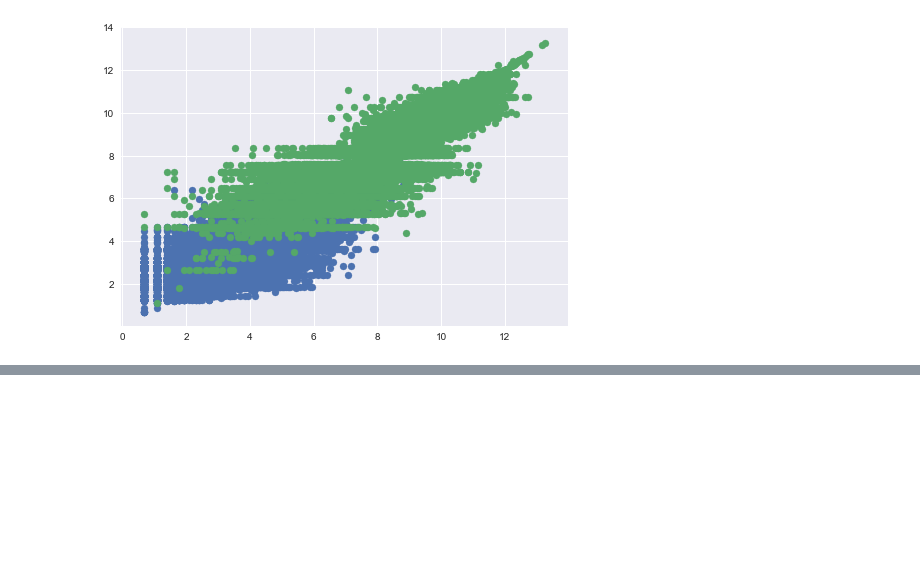
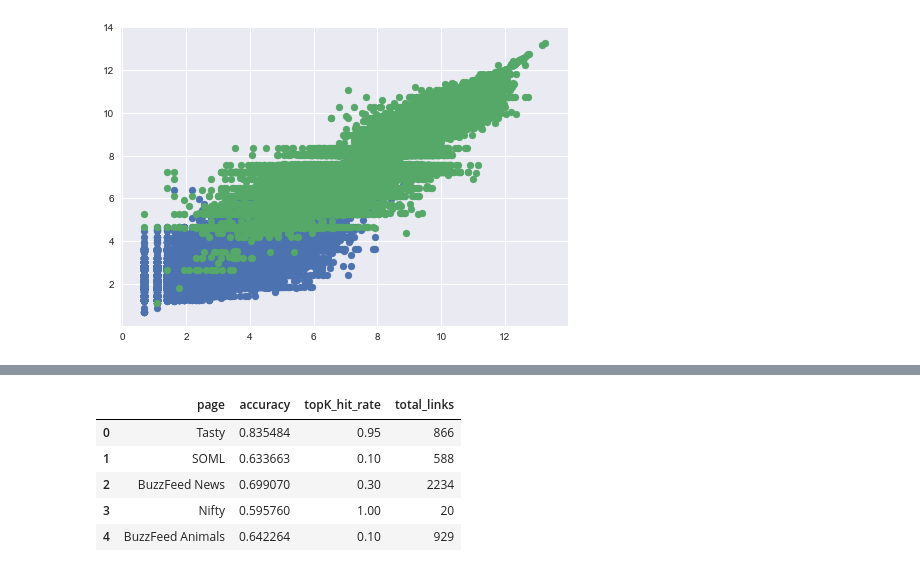
Before and after one commit to eshwarchandrasekharan/predict-pop, a Jupyter notebook: demo-links/metrics-distribution.ipynb, the cells around one changed output, grey strips where cells are left out. Drawn from its saved outputs; the diff is of its cells as text; code cells hidden in the pictures; blank space fills up the shorter version.

```diff
--- a/demo-links/metrics-distribution.ipynb
+++ b/demo-links/metrics-distribution.ipynb
@@ -474,0 +661,13 @@ Clicks!
+# %%
+simulations
+# top_k = 20
+# temp = order.sort_values('actual_rank', ascending = True)[:top_k]
+# hits = len(temp[temp['predicted_rank'] <= top_k])
+# print('Top K: ', top_k, '; Hits: ', hits, "; hit-rate: ", hits/top_k)
+# %% [output]
+|  | page | accuracy | topK_hit_rate | total_links |
+| 0 | Tasty | 0.835484 | 0.95 | 866 |
+| 1 | SOML | 0.633663 | 0.10 | 588 |
+| 2 | BuzzFeed News | 0.699070 | 0.30 | 2234 |
+| 3 | Nifty | 0.595760 | 1.00 | 20 |
+| 4 | BuzzFeed Animals | 0.642264 | 0.10 | 929 |
```
Also changed, not shown: parts of 4 cells of this notebook, 16 other files.
